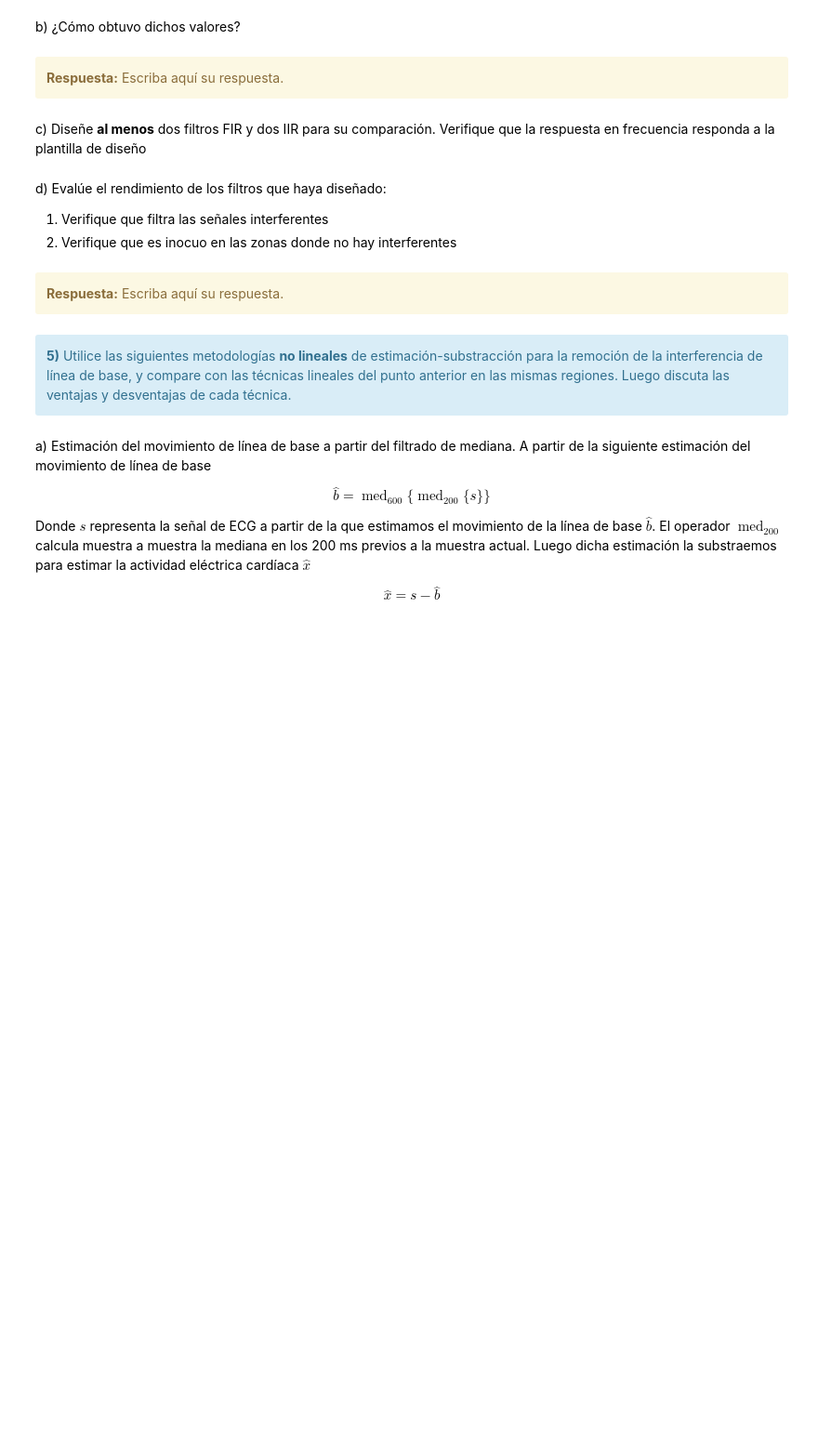
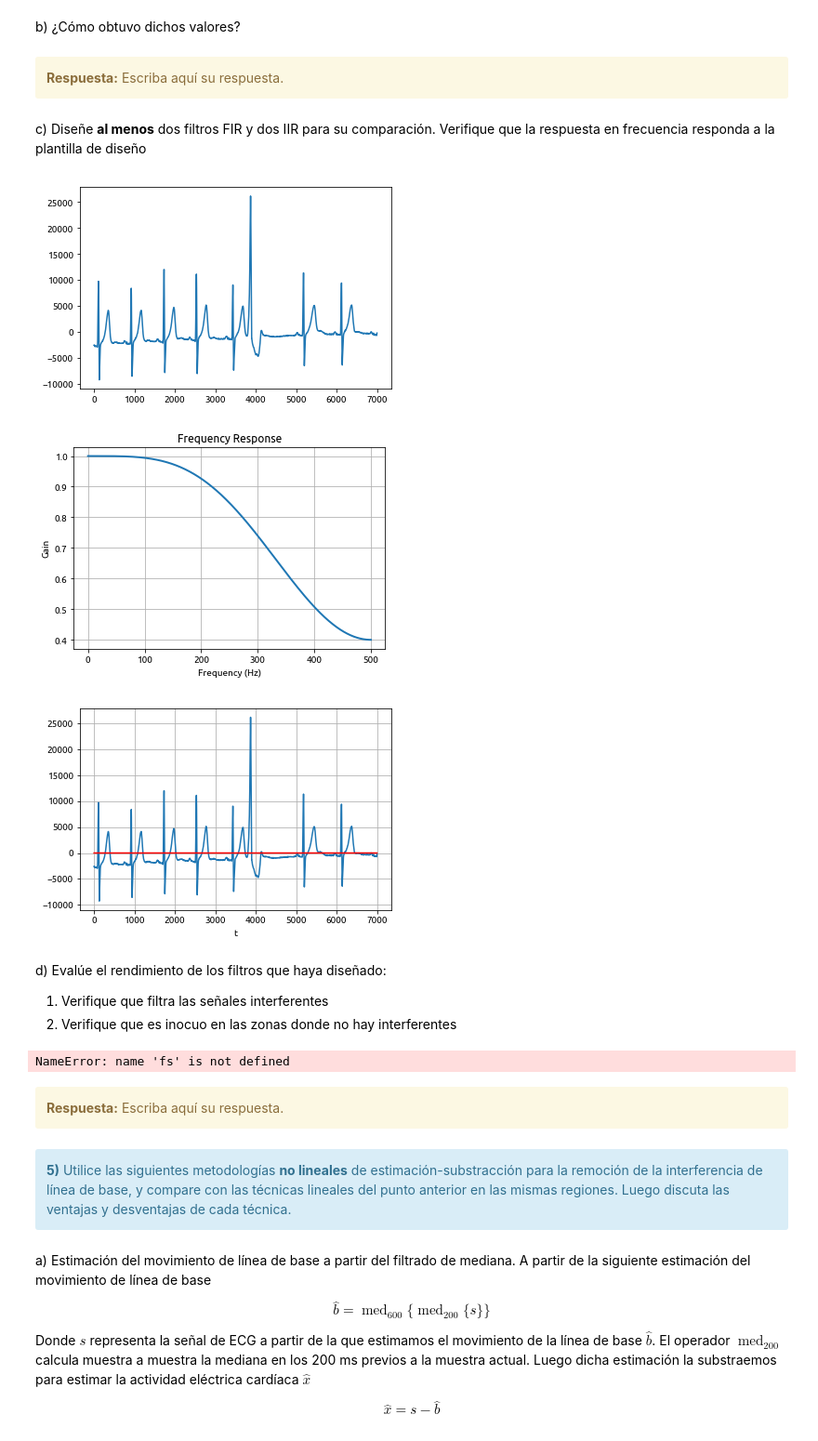
Before and after one commit to tomiambro/gibio, a Jupyter notebook: TP4 - Filtrado.ipynb, the cells around one changed output. Shown at 93% size. Saved outputs shown, nothing was run; the diff lists cells and outputs as text; code cells hidden in the pictures; blank space fills up the shorter version.

```diff
--- a/TP4 - Filtrado.ipynb
+++ b/TP4 - Filtrado.ipynb
@@ -188,7 +188,11 @@ a) Establezca una plantilla de diseño para los filtros digitales que necesitar
 # %%
 # Defina la plantilla del filtro
 
-fs0 = ?? # fin de la banda de detenida 0
-fc0 = ?? # comienzo de la banda de paso
-fc1 = ?? # fin de la banda de paso
-fs1 = ?? # comienzo de la banda de detenida 1
+fs = 1000
+
+fn = fs/2
+
+fs0 = 1 # fin de la banda de detenida 0
+fc0 = 1 # comienzo de la banda de paso
+fc1 = 100 # fin de la banda de paso
+fs1 = 100 # comienzo de la banda de detenida 1
@@ -210,3 +207,69 @@ c) Diseñe **al menos** dos filtros FIR y dos IIR para su comparación. Verifiqu
+# %%
+
+##########################################
+# Acá podés generar los gráficos pedidos #
+##########################################
+
+mat_struct = sio.loadmat('./ECG_TP4.mat')
+
+ecg_one_lead = vertical_flaten(mat_struct['ecg_lead'])
+N = len(ecg_one_lead)
+
+hb_1 = vertical_flaten(mat_struct['heartbeat_pattern1'])
+
+plt.figure(1)
+plt.plot(ecg_one_lead[5000:12000])
+
+plt.show()
+
+
+# The desired width of the transition from pass to stop,
+# relative to the Nyquist rate.  We'll design the filter
+# with a 5 Hz transition width.
+width = 5
+
+n = 7
+
+# Use firwin with a Kaiser window to create a bandpass FIR filter.
+taps = sig.firwin(n, [fc0/fn, fc1/fn], window=('flattop'), pass_zero=False)
+
+# Use lfilter to filter x with the FIR filter.
+filtered_x = sig.lfilter(taps, 1.0, ecg_one_lead[5000:12000])
+
+plt.figure(2)
+plt.clf()
+w, h = sig.freqz(taps, worN=N)
+plt.plot((w/np.pi)*fn, np.absolute(h), linewidth=2)
+plt.xlabel('Frequency (Hz)')
+plt.ylabel('Gain')
+plt.title('Frequency Response')
+#plt.ylim(-0.05, 1.05)
+plt.grid(True)
+
+#------------------------------------------------
+# Plot the original and filtered signals.
+#------------------------------------------------
+
+# The phase delay of the filtered signal.
+delay = 0.5 * (n-1) / fs
+
+plt.figure(3)
+# Plot the original signal.
+plt.plot(ecg_one_lead[5000:12000])
+# Plot the filtered signal, shifted to compensate for the phase delay.
+plt.plot(filtered_x, 'r-')
+# Plot just the "good" part of the filtered signal.  The first N-1
+# samples are "corrupted" by the initial conditions.
+#plt.plot(filtered_x[n-1:], 'g', linewidth=4)
+
+plt.xlabel('t')
+plt.grid(True)
+
+plt.show()
+# %% [output]
+[figure, added]
+[figure, added]
+[figure, added]
 # %% [markdown]
 d) Evalúe el rendimiento de los filtros que haya diseñado:
 
@@ -234,6 +297,8 @@ zonas_sin_interf = (
 ##########################################
 # Acá podés generar los gráficos pedidos #
 ##########################################
+# %% [output]
+NameError: name 'fs' is not defined
 # %% [markdown]
 <div class="alert alert-block alert-warning">
 <b>Respuesta:</b> Escriba aquí su respuesta.
```
Also changed, not shown: parts of 6 cells of this notebook, 20 other files.
